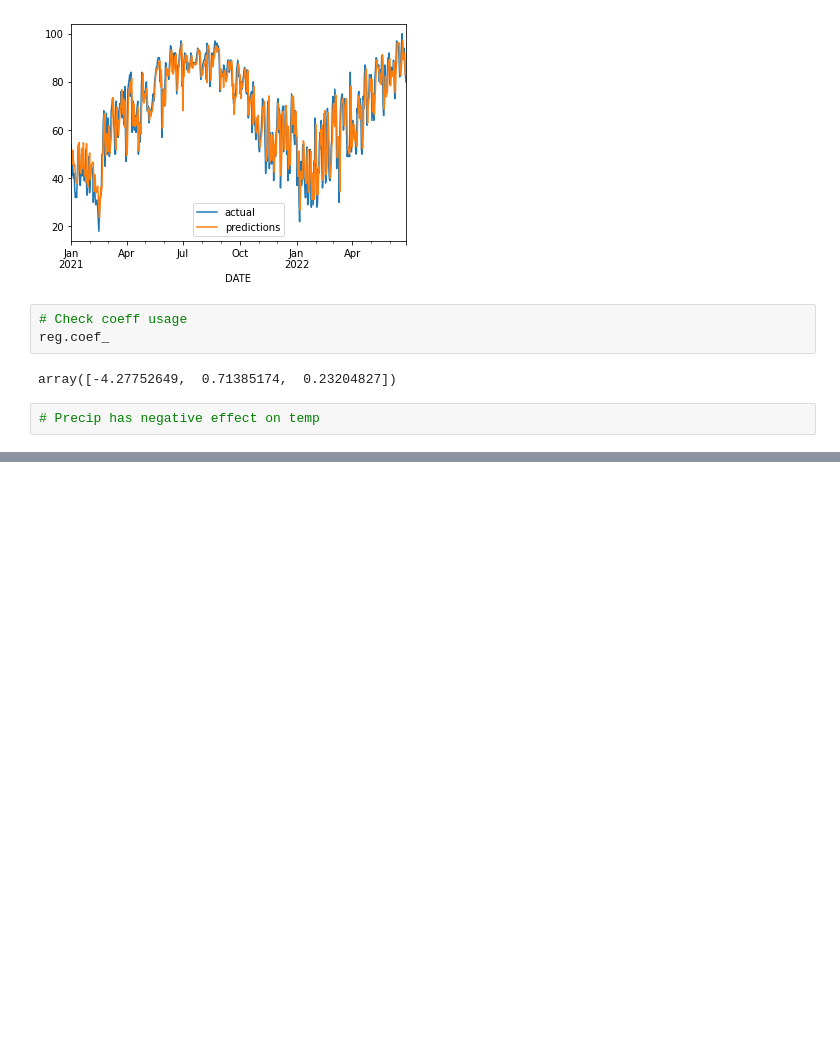
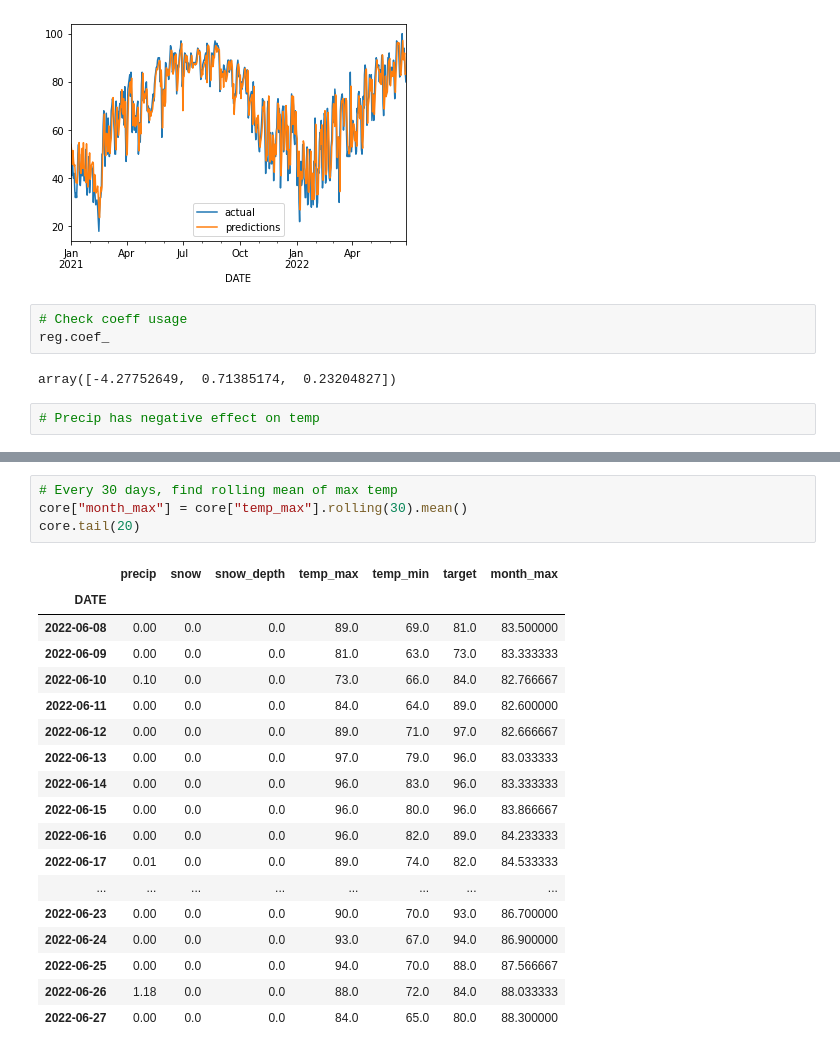
Before and after one commit to Eleanor-Shellstrop/ml-weather, a Jupyter notebook: weather.ipynb, the cells around one changed output, grey strips where cells are left out. Saved outputs shown, nothing was run; the diff lists cells and outputs as text; blank space fills up the shorter version.

Commit message:
Start rolling mean

```diff
--- a/weather.ipynb
+++ b/weather.ipynb
@@ -405,0 +421,23 @@ array([-4.27752649,  0.71385174,  0.23204827])
+# %%
+# Every 30 days, find rolling mean of max temp
+core["month_max"] = core["temp_max"].rolling(30).mean()
+core.tail(20)
+# %% [output]
+|  | precip | snow | snow_depth | temp_max | temp_min | target | month_max |
+| DATE |  |  |  |  |  |  |  |
+| 2022-06-08 | 0.00 | 0.0 | 0.0 | 89.0 | 69.0 | 81.0 | 83.500000 |
+| 2022-06-09 | 0.00 | 0.0 | 0.0 | 81.0 | 63.0 | 73.0 | 83.333333 |
+| 2022-06-10 | 0.10 | 0.0 | 0.0 | 73.0 | 66.0 | 84.0 | 82.766667 |
+| 2022-06-11 | 0.00 | 0.0 | 0.0 | 84.0 | 64.0 | 89.0 | 82.600000 |
+| 2022-06-12 | 0.00 | 0.0 | 0.0 | 89.0 | 71.0 | 97.0 | 82.666667 |
+| 2022-06-13 | 0.00 | 0.0 | 0.0 | 97.0 | 79.0 | 96.0 | 83.033333 |
+| 2022-06-14 | 0.00 | 0.0 | 0.0 | 96.0 | 83.0 | 96.0 | 83.333333 |
+| 2022-06-15 | 0.00 | 0.0 | 0.0 | 96.0 | 80.0 | 96.0 | 83.866667 |
+| 2022-06-16 | 0.00 | 0.0 | 0.0 | 96.0 | 82.0 | 89.0 | 84.233333 |
+| 2022-06-17 | 0.01 | 0.0 | 0.0 | 89.0 | 74.0 | 82.0 | 84.533333 |
+| ... | ... | ... | ... | ... | ... | ... | ... |
+| 2022-06-23 | 0.00 | 0.0 | 0.0 | 90.0 | 70.0 | 93.0 | 86.700000 |
+| 2022-06-24 | 0.00 | 0.0 | 0.0 | 93.0 | 67.0 | 94.0 | 86.900000 |
+| 2022-06-25 | 0.00 | 0.0 | 0.0 | 94.0 | 70.0 | 88.0 | 87.566667 |
+| 2022-06-26 | 1.18 | 0.0 | 0.0 | 88.0 | 72.0 | 84.0 | 88.033333 |
+| 2022-06-27 | 0.00 | 0.0 | 0.0 | 84.0 | 65.0 | 80.0 | 88.300000 |
```
Also changed, not shown: parts of 1 cell of this notebook.
